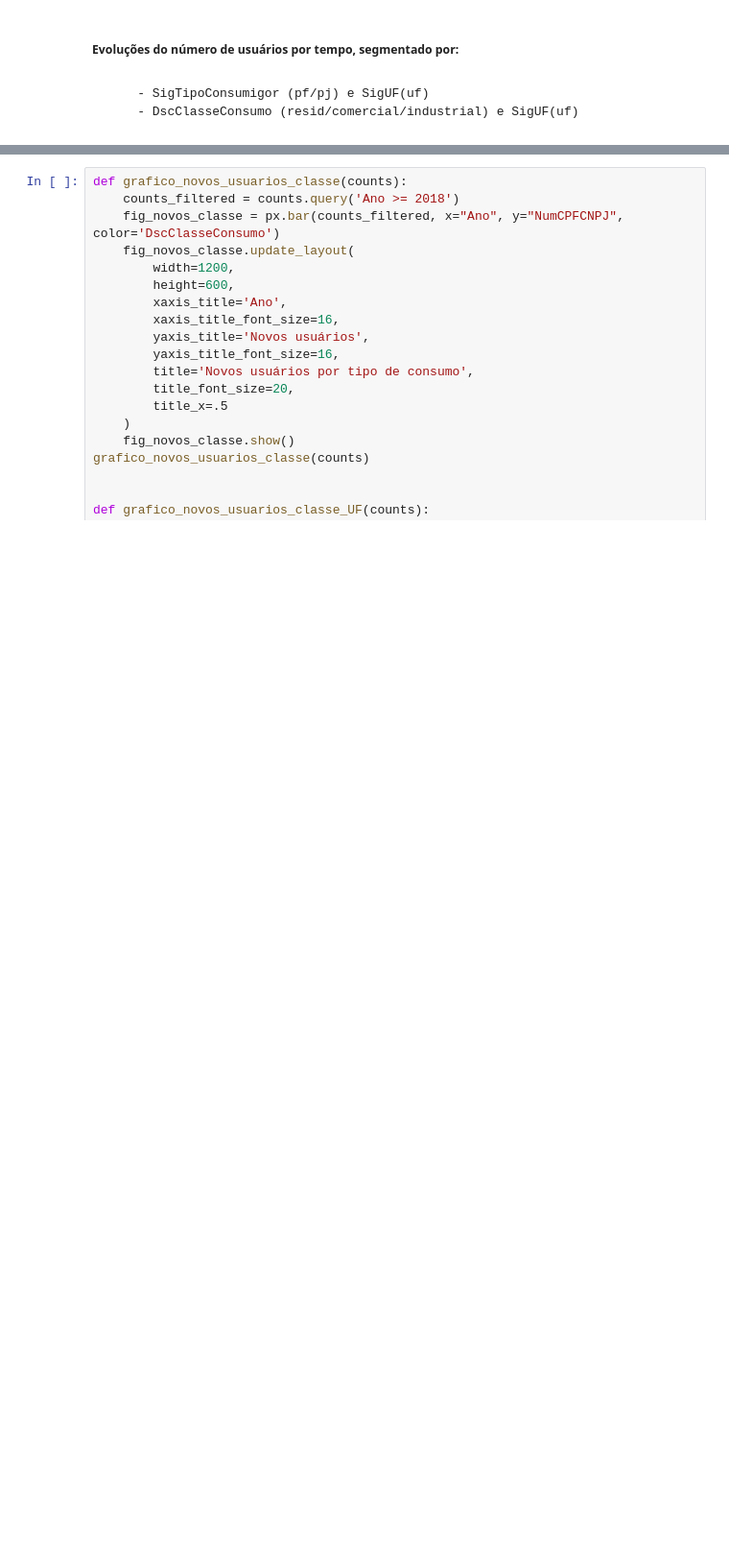
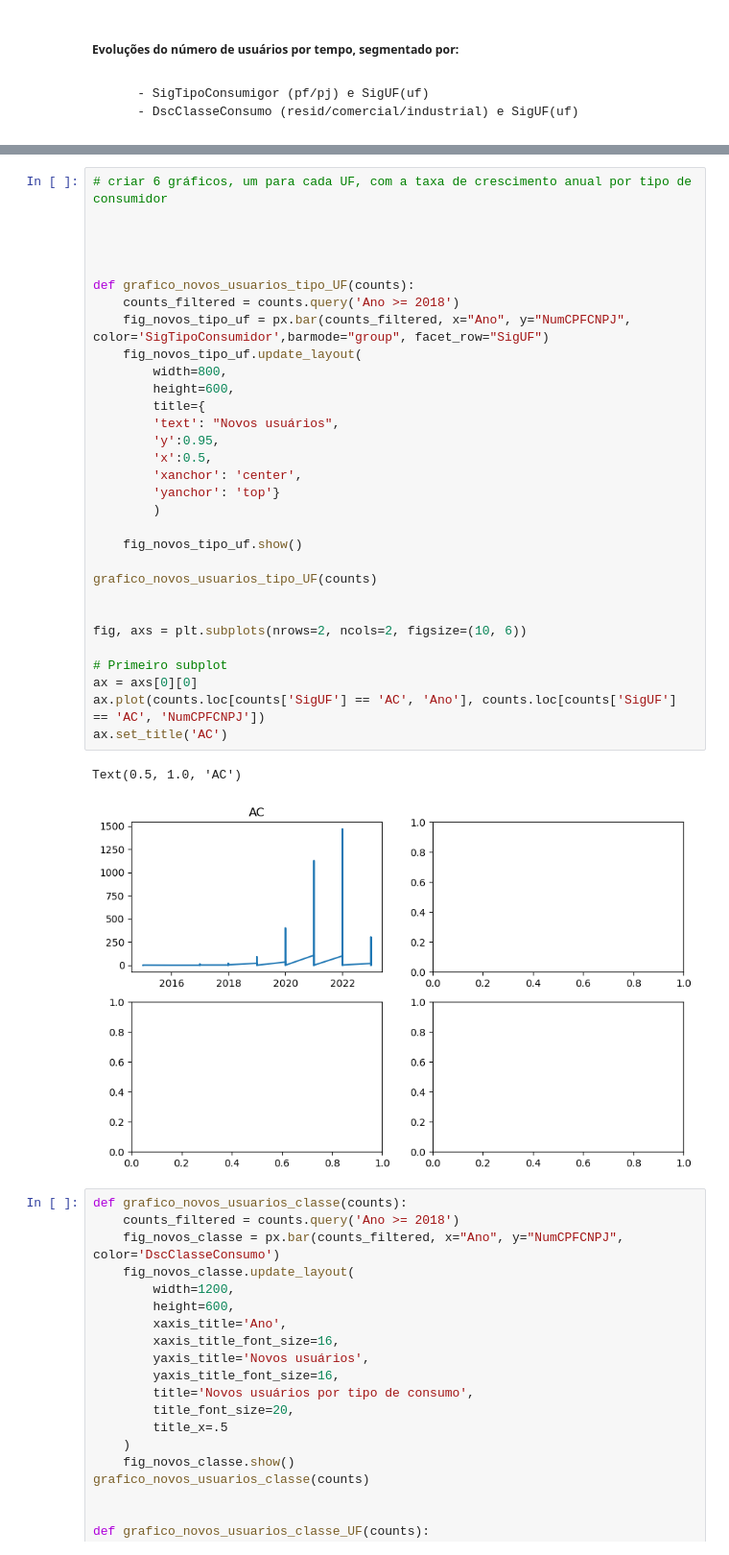
Before and after one commit to gabriel1berto/Aneel_, a Jupyter notebook: Codigos/Desafio 1.ipynb, the cells around one changed output, grey strips where cells are left out. Shown at 96% size. Drawn from its saved outputs; the diff is of its cells as text; blank space fills up the shorter version.

```diff
--- a/Codigos/Desafio 1.ipynb
+++ b/Codigos/Desafio 1.ipynb
@@ -475,4 +520,38 @@ def grafico_novos_usuarios_tipo_UF(counts):
 grafico_novos_usuarios_tipo_UF(counts)
+# %%
+# criar 6 gráficos, um para cada UF, com a taxa de crescimento anual por tipo de consumidor
+
+
+
+
+def grafico_novos_usuarios_tipo_UF(counts):
+    counts_filtered = counts.query('Ano >= 2018')
+    fig_novos_tipo_uf = px.bar(counts_filtered, x="Ano", y="NumCPFCNPJ", color='SigTipoConsumidor',barmode="group", facet_row="SigUF")
+    fig_novos_tipo_uf.update_layout(
+        width=800,
+        height=600,
+        title={
+        'text': "Novos usuários",
+        'y':0.95,
+        'x':0.5,
+        'xanchor': 'center',
+        'yanchor': 'top'}
+        )
+
+    fig_novos_tipo_uf.show()
+
+grafico_novos_usuarios_tipo_UF(counts)
+
+
+fig, axs = plt.subplots(nrows=2, ncols=2, figsize=(10, 6))
+
+# Primeiro subplot
+ax = axs[0][0]
+ax.plot(counts.loc[counts['SigUF'] == 'AC', 'Ano'], counts.loc[counts['SigUF'] == 'AC', 'NumCPFCNPJ'])
+ax.set_title('AC')
+# %% [output]
+Text(0.5, 1.0, 'AC')
+[figure, added]
 # %%
 def grafico_novos_usuarios_classe(counts):
     counts_filtered = counts.query('Ano >= 2018')
```
Also changed, not shown: parts of 42 cells of this notebook, 4 other files.
